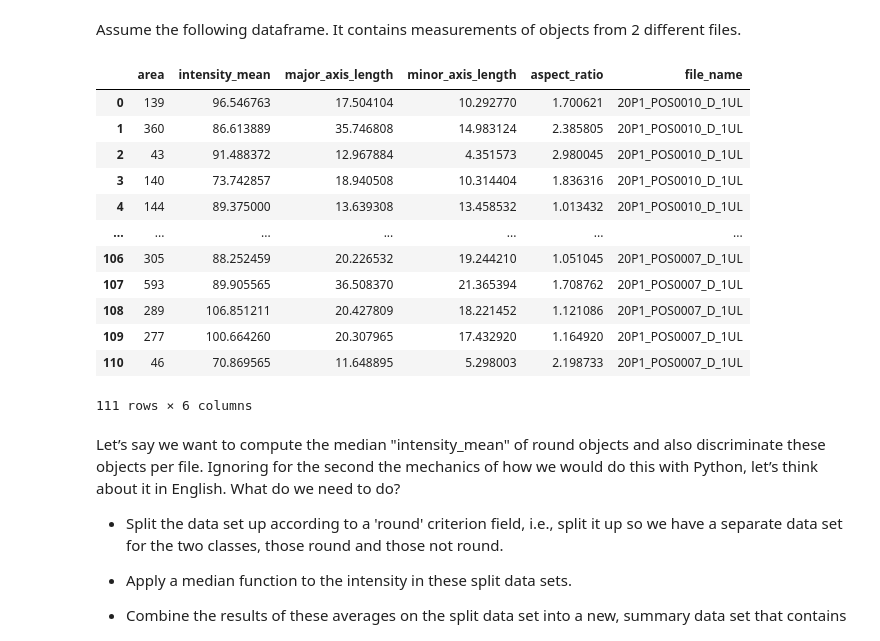
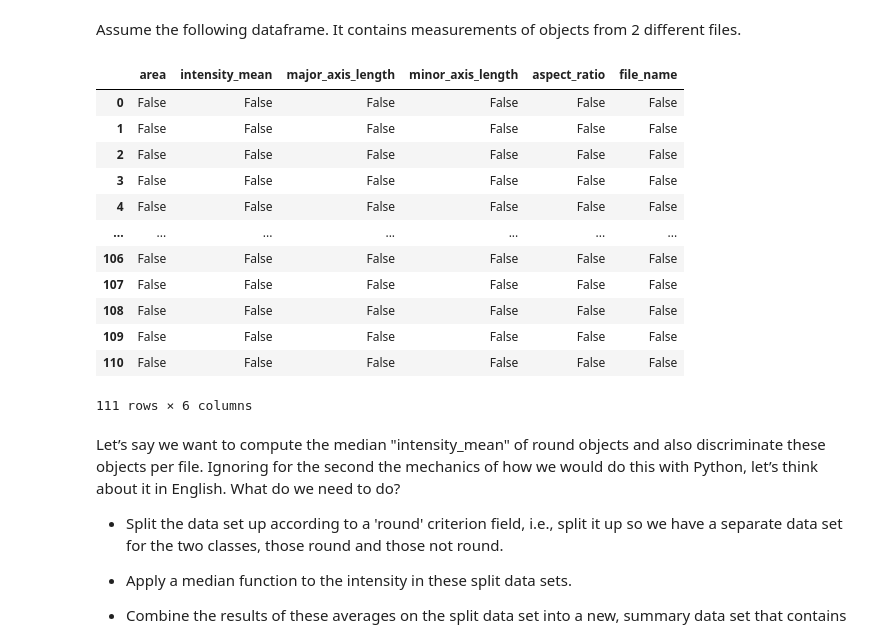
Before and after one commit to BiAPoL/Image-data-science-with-Python-and-Napari-EPFL2022, a Jupyter notebook: docs/day4a_Tabular_Data/Tabular_Data.ipynb, the cells around one changed output. Drawn from its saved outputs; the diff is of its cells as text; code cells hidden in the pictures.

```diff
--- a/docs/day4a_Tabular_Data/Tabular_Data.ipynb
+++ b/docs/day4a_Tabular_Data/Tabular_Data.ipynb
@@ -578,20 +575,20 @@ df_tidy[df_tidy['Channel'] == 'channel_2']
 Assume the following dataframe. It contains measurements of objects from 2 different files.
 # %%
 df = pd.read_csv('../../data/BBBC007_analysis.csv')
-df
+df.isnull()
 # %% [output]
 |  | area | intensity_mean | major_axis_length | minor_axis_length | aspect_ratio | file_name |
-| 0 | 139 | 96.546763 | 17.504104 | 10.292770 | 1.700621 | 20P1_POS0010_D_1UL |
-| 1 | 360 | 86.613889 | 35.746808 | 14.983124 | 2.385805 | 20P1_POS0010_D_1UL |
-| 2 | 43 | 91.488372 | 12.967884 | 4.351573 | 2.980045 | 20P1_POS0010_D_1UL |
-| 3 | 140 | 73.742857 | 18.940508 | 10.314404 | 1.836316 | 20P1_POS0010_D_1UL |
-| 4 | 144 | 89.375000 | 13.639308 | 13.458532 | 1.013432 | 20P1_POS0010_D_1UL |
+| 0 | False | False | False | False | False | False |
+| 1 | False | False | False | False | False | False |
+| 2 | False | False | False | False | False | False |
+| 3 | False | False | False | False | False | False |
+| 4 | False | False | False | False | False | False |
 | ... | ... | ... | ... | ... | ... | ... |
-| 106 | 305 | 88.252459 | 20.226532 | 19.244210 | 1.051045 | 20P1_POS0007_D_1UL |
-| 107 | 593 | 89.905565 | 36.508370 | 21.365394 | 1.708762 | 20P1_POS0007_D_1UL |
-| 108 | 289 | 106.851211 | 20.427809 | 18.221452 | 1.121086 | 20P1_POS0007_D_1UL |
-| 109 | 277 | 100.664260 | 20.307965 | 17.432920 | 1.164920 | 20P1_POS0007_D_1UL |
-| 110 | 46 | 70.869565 | 11.648895 | 5.298003 | 2.198733 | 20P1_POS0007_D_1UL |
+| 106 | False | False | False | False | False | False |
+| 107 | False | False | False | False | False | False |
+| 108 | False | False | False | False | False | False |
+| 109 | False | False | False | False | False | False |
+| 110 | False | False | False | False | False | False |
 111 rows × 6 columns
 # %% [markdown]
 Let’s say we want to compute the median "intensity_mean" of round objects and also discriminate these objects per file. Ignoring for the second the mechanics of how we would do this with Python, let’s think about it in English. What do we need to do?
```
Also changed, not shown: parts of 16 cells of this notebook.
